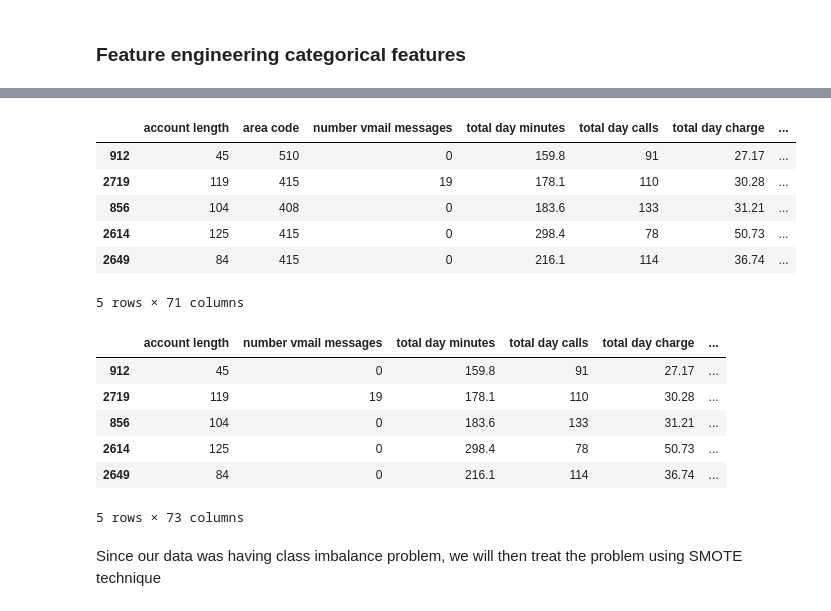
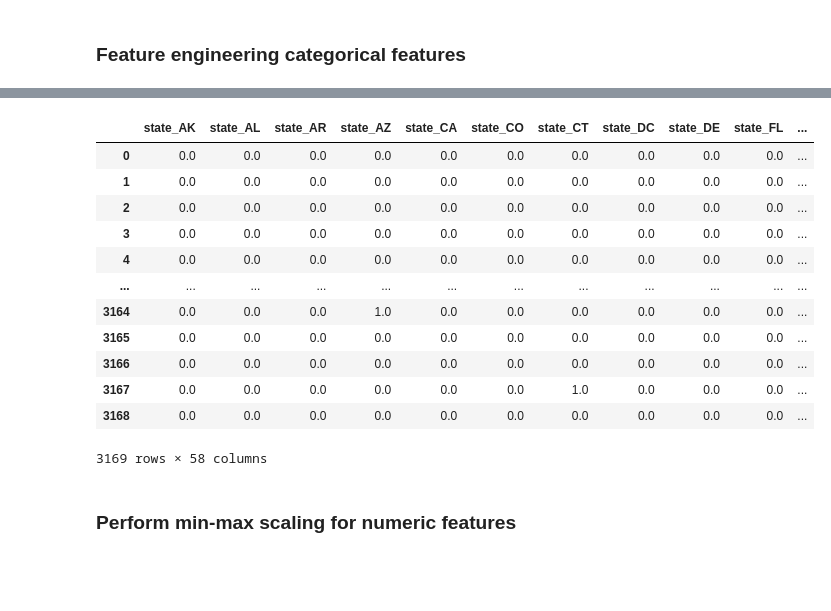
Before and after one commit to AgathaNyambati/SyriaTel-Customer-Churn, a Jupyter notebook: churn.ipynb, the cells around one changed output, grey strips where cells are left out. Saved outputs shown, nothing was run; the diff lists cells and outputs as text; code cells hidden in the pictures; blank space fills up the shorter version.

```diff
--- a/churn.ipynb
+++ b/churn.ipynb
@@ -437,30 +422,29 @@ X_train[categorical].head()
-# %%
-# Categorical  columns for one-hot encoding
-columns_to_encode = ['state', 'international plan', 'voice mail plan', ]
-
-# Apply one-hot encoding to the columns_to_encode
-X_train_categorical_encoded = pd.get_dummies(X_train, columns=columns_to_encode)
-
-X_train_categorical_encoded.head()
-# %% [output]
-|  | account length | area code | number vmail messages | total day minutes | total day calls | total day charge | ... |
-| 912 | 45 | 510 | 0 | 159.8 | 91 | 27.17 | ... |
-| 2719 | 119 | 415 | 19 | 178.1 | 110 | 30.28 | ... |
-| 856 | 104 | 408 | 0 | 183.6 | 133 | 31.21 | ... |
-| 2614 | 125 | 415 | 0 | 298.4 | 78 | 50.73 | ... |
-| 2649 | 84 | 415 | 0 | 216.1 | 114 | 36.74 | ... |
-5 rows × 71 columns
-# %%
-X_train_encoded_df = pd.get_dummies(X_train_categorical_encoded, columns=['area code'])
-
-X_train_encoded_df.head()
-# %% [output]
-|  | account length | number vmail messages | total day minutes | total day calls | total day charge | ... |
-| 912 | 45 | 0 | 159.8 | 91 | 27.17 | ... |
-| 2719 | 119 | 19 | 178.1 | 110 | 30.28 | ... |
-| 856 | 104 | 0 | 183.6 | 133 | 31.21 | ... |
-| 2614 | 125 | 0 | 298.4 | 78 | 50.73 | ... |
-| 2649 | 84 | 0 | 216.1 | 114 | 36.74 | ... |
-5 rows × 73 columns
-# %% [markdown]
-Since our data was having class imbalance problem, we will then treat the problem using SMOTE technique
+# %%
+categorical_features = ['state', 'international plan', 'voice mail plan', 'area code']
+#Instantiate OneHotEncoder
+ohe = OneHotEncoder(sparse=False)
+
+#fit and transform OneHotEncoder to categorical features
+X_categorical_encoded = ohe.fit_transform(X[categorical_features])
+
+# Create a DataFrame for the encoded features
+X_categorical_encoded_df = pd.DataFrame(X_categorical_encoded, columns=ohe.get_feature_names(categorical_features))
+
+#preview X_categorical_encoded_df
+X_categorical_encoded_df
+# %% [output]
+|  | state_AK | state_AL | state_AR | state_AZ | state_CA | state_CO | state_CT | state_DC | state_DE | state_FL | ... |
+| 0 | 0.0 | 0.0 | 0.0 | 0.0 | 0.0 | 0.0 | 0.0 | 0.0 | 0.0 | 0.0 | ... |
+| 1 | 0.0 | 0.0 | 0.0 | 0.0 | 0.0 | 0.0 | 0.0 | 0.0 | 0.0 | 0.0 | ... |
+| 2 | 0.0 | 0.0 | 0.0 | 0.0 | 0.0 | 0.0 | 0.0 | 0.0 | 0.0 | 0.0 | ... |
+| 3 | 0.0 | 0.0 | 0.0 | 0.0 | 0.0 | 0.0 | 0.0 | 0.0 | 0.0 | 0.0 | ... |
+| 4 | 0.0 | 0.0 | 0.0 | 0.0 | 0.0 | 0.0 | 0.0 | 0.0 | 0.0 | 0.0 | ... |
+| ... | ... | ... | ... | ... | ... | ... | ... | ... | ... | ... | ... |
+| 3164 | 0.0 | 0.0 | 0.0 | 1.0 | 0.0 | 0.0 | 0.0 | 0.0 | 0.0 | 0.0 | ... |
+| 3165 | 0.0 | 0.0 | 0.0 | 0.0 | 0.0 | 0.0 | 0.0 | 0.0 | 0.0 | 0.0 | ... |
+| 3166 | 0.0 | 0.0 | 0.0 | 0.0 | 0.0 | 0.0 | 0.0 | 0.0 | 0.0 | 0.0 | ... |
+| 3167 | 0.0 | 0.0 | 0.0 | 0.0 | 0.0 | 0.0 | 1.0 | 0.0 | 0.0 | 0.0 | ... |
+| 3168 | 0.0 | 0.0 | 0.0 | 0.0 | 0.0 | 0.0 | 0.0 | 0.0 | 0.0 | 0.0 | ... |
+3169 rows × 58 columns
+# %% [markdown]
+### Perform min-max scaling for numeric features
```
Also changed, not shown: parts of 12 cells of this notebook.
